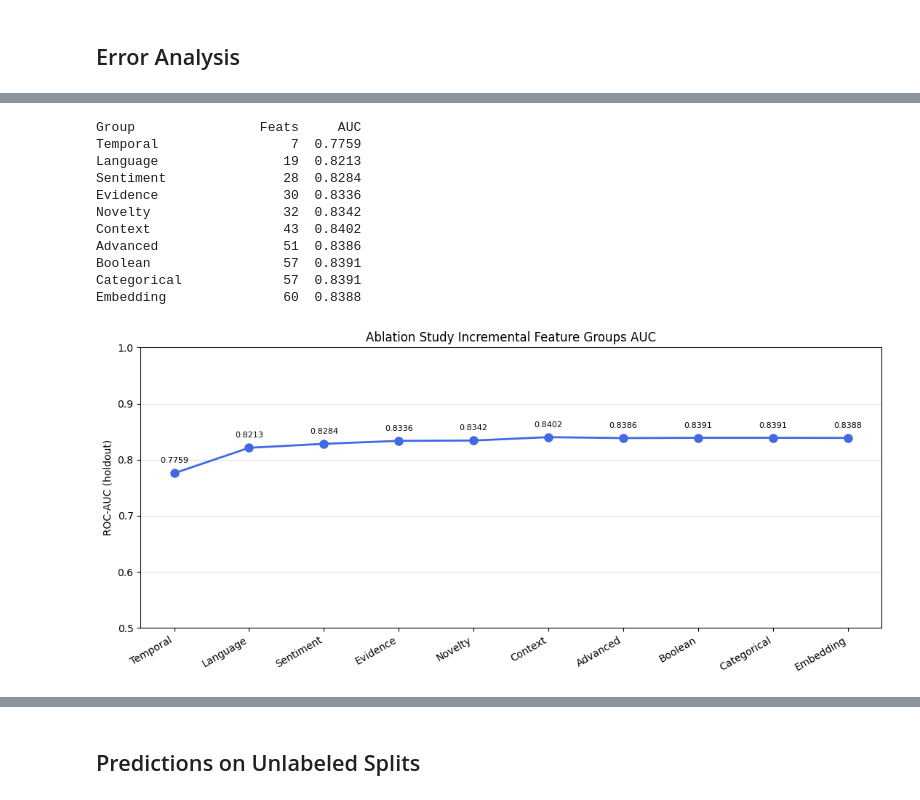
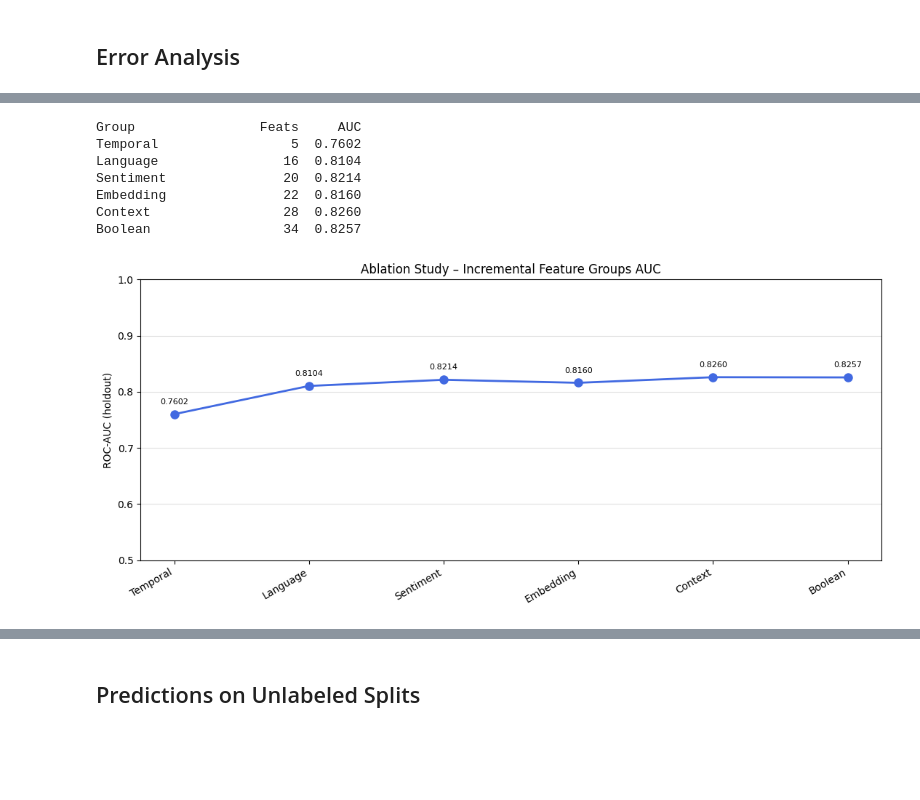
Before and after one commit to Ron-Lakeman/BigDataProject, a Jupyter notebook: src/processing/ml_model_v1.ipynb, the cells around one changed output, grey strips where cells are left out. Cells and saved outputs as stored; diff of their text form; code cells hidden in the pictures; blank space fills up the shorter version.

```diff
--- a/src/processing/ml_model_v1.ipynb
+++ b/src/processing/ml_model_v1.ipynb
@@ -537,13 +550,22 @@ plt.show()
 # %% [output]
 [figure]
 # %%
-feature_names = numeric_features + boolean_features
-importances   = best_xgb.named_steps['classifier'].feature_importances_
+importances = best_xgb.named_steps['classifier'].feature_importances_
 
-feat_imp = (pd.Series(importances, index=feature_names)
+# get_feature_names_out() returns the actual features used (e.g. 'num__log_body_word_count')
+raw_names = best_xgb.named_steps['prep'].get_feature_names_out()
+trained_feature_names = [n.split('__', 1)[-1] for n in raw_names]
+
+print(f"Features in trained model: {len(trained_feature_names)}")
+if len(trained_feature_names) < len(numeric_features) + len(boolean_features):
+    expected = set(numeric_features + boolean_features)
+    actual   = set(trained_feature_names)
+    print(f"Missing vs full feature list: {sorted(expected - actual)}")
+
+feat_imp = (pd.Series(importances, index=trained_feature_names)
               .sort_values(ascending=False))
 
-print("XGBoost Top 20 features:")
+print("\nXGBoost Top 20 features:")
 print(feat_imp.head(20).round(4).to_string())
 
 low_importance = feat_imp[feat_imp < 0.003].index.tolist()
@@ -553,14 +575,16 @@ if low_importance:
 
 # LightGBM importances
 if best_lgb is not None:
+    lgb_raw   = best_lgb.named_steps['prep'].get_feature_names_out()
+    lgb_names = [n.split('__', 1)[-1] for n in lgb_raw]
     lgb_imp = pd.Series(
         best_lgb.named_steps['classifier'].feature_importances_,
-        index=feature_names
+        index=lgb_names
     ).sort_values(ascending=False)
     print("\nLightGBM Top 20 features:")
     print(lgb_imp.head(20).round(4).to_string())
 
-# Plot top 25 for each
+# Plot top 25
 n_plots = 2 if best_lgb is not None else 1
 fig, axes = plt.subplots(1, n_plots, figsize=(8 * n_plots, 8))
 if n_plots == 1:
@@ -572,7 +596,7 @@ axes[0].set_xlabel('Importance')
 
 if best_lgb is not None:
     lgb_imp.head(25).sort_values().plot(kind='barh', ax=axes[1], color='darkorange')
-    axes[1].set_title('LightGBM (tuned)  Top 25 Feature Importances')
+    axes[1].set_title('LightGBM (tuned) Top 25 Feature Importances')
     axes[1].set_xlabel('Importance (split count, normalised)')
 
 plt.tight_layout()
@@ -821,58 +839,50 @@ def _ablation_pipeline(feat_list):
 
 
 _ablation_groups = [
-    ('Temporal',    temporal_features),
-    ('Language',    language_features),
-    ('Sentiment',   sentiment_features),
-    ('Evidence',    evidence_features),
-    ('Novelty',     novelty_features),
-    ('Context',     context_features),
-    ('Advanced',    advanced_features),
-    ('Boolean',     boolean_features),
-    ('Categorical', categorical_features),
-    ('Embedding',   embedding_features),
+    ('Temporal',   temporal_features),
+    ('Language',   language_features),
+    ('Sentiment',  sentiment_features),
+    ('Embedding',  embedding_features),
+    ('Context',    context_features),
+    ('Boolean',    boolean_features),
 ]
 
 _cumulative, _auc_scores, _group_labels = [], [], []
 print(f"{'Group':<20} {'Feats':>5}  {'AUC':>6}")
 for _gname, _gfeats in _ablation_groups:
     _cumulative += _gfeats
     _pipe = _ablation_pipeline(_cumulative)
     _pipe.fit(X_train[_cumulative], y_train)
     _proba = _pipe.predict_proba(X_holdout[_cumulative])[:, 1]
     _auc = roc_auc_score(y_holdout, _proba)
     _auc_scores.append(_auc)
     _group_labels.append(_gname)
     print(f"{_gname:<20} {len(_cumulative):>5}  {_auc:.4f}")
 
 # Plot AUC vs cumulative feature groups
 fig, ax = plt.subplots(figsize=(11, 5))
 ax.plot(range(len(_group_labels)), _auc_scores, marker='o', linewidth=2,
         color='royalblue', markersize=8)
 for i, (lbl, auc) in enumerate(zip(_group_labels, _auc_scores)):
     ax.annotate(f'{auc:.4f}', (i, auc), textcoords='offset points',
                 xytext=(0, 10), ha='center', fontsize=8)
 ax.set_xticks(range(len(_group_labels)))
 ax.set_xticklabels(_group_labels, rotation=30, ha='right')
 ax.set_ylabel('ROC-AUC (holdout)')
-ax.set_title('Ablation Study Incremental Feature Groups AUC')
+ax.set_title('Ablation Study – Incremental Feature Groups AUC')
 ax.set_ylim(0.5, 1.0)
 ax.grid(axis='y', alpha=0.4)
 plt.tight_layout()
 plt.show()
 # %% [output]
 Group                Feats     AUC
-Temporal                 7  0.7759
-Language                19  0.8213
-Sentiment               28  0.8284
-Evidence                30  0.8336
-Novelty                 32  0.8342
-Context                 43  0.8402
-Advanced                51  0.8386
-Boolean                 57  0.8391
-Categorical             57  0.8391
-Embedding               60  0.8388
+Temporal                 5  0.7602
+Language                16  0.8104
+Sentiment               20  0.8214
+Embedding               22  0.8160
+Context                 28  0.8260
+Boolean                 34  0.8257
-[figure, old version]
+[figure, new version]
 # %%
 # Join holdout features with error labels
 _sig = X_holdout.copy()
```
Also changed, not shown: parts of 20 cells of this notebook, 13 other files.
